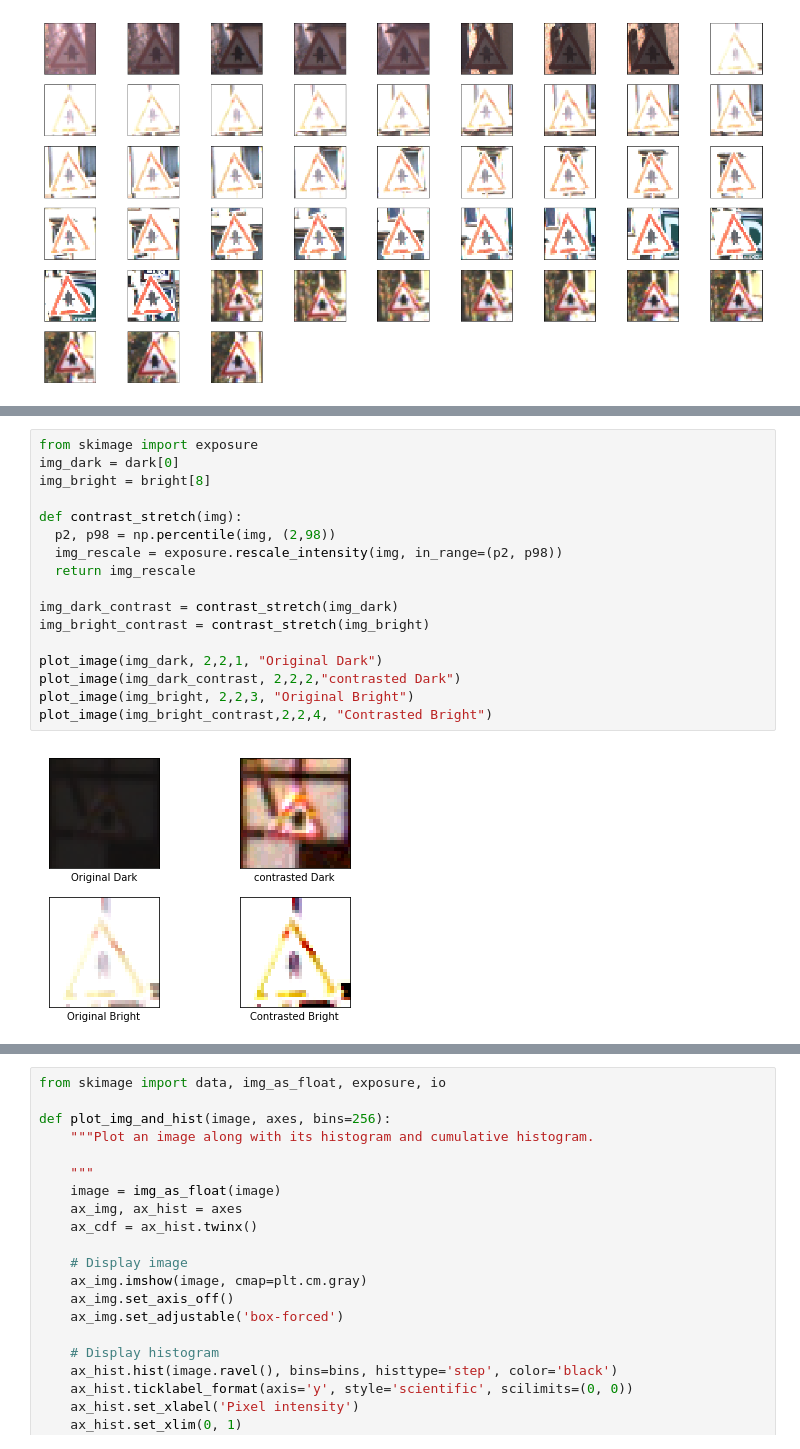
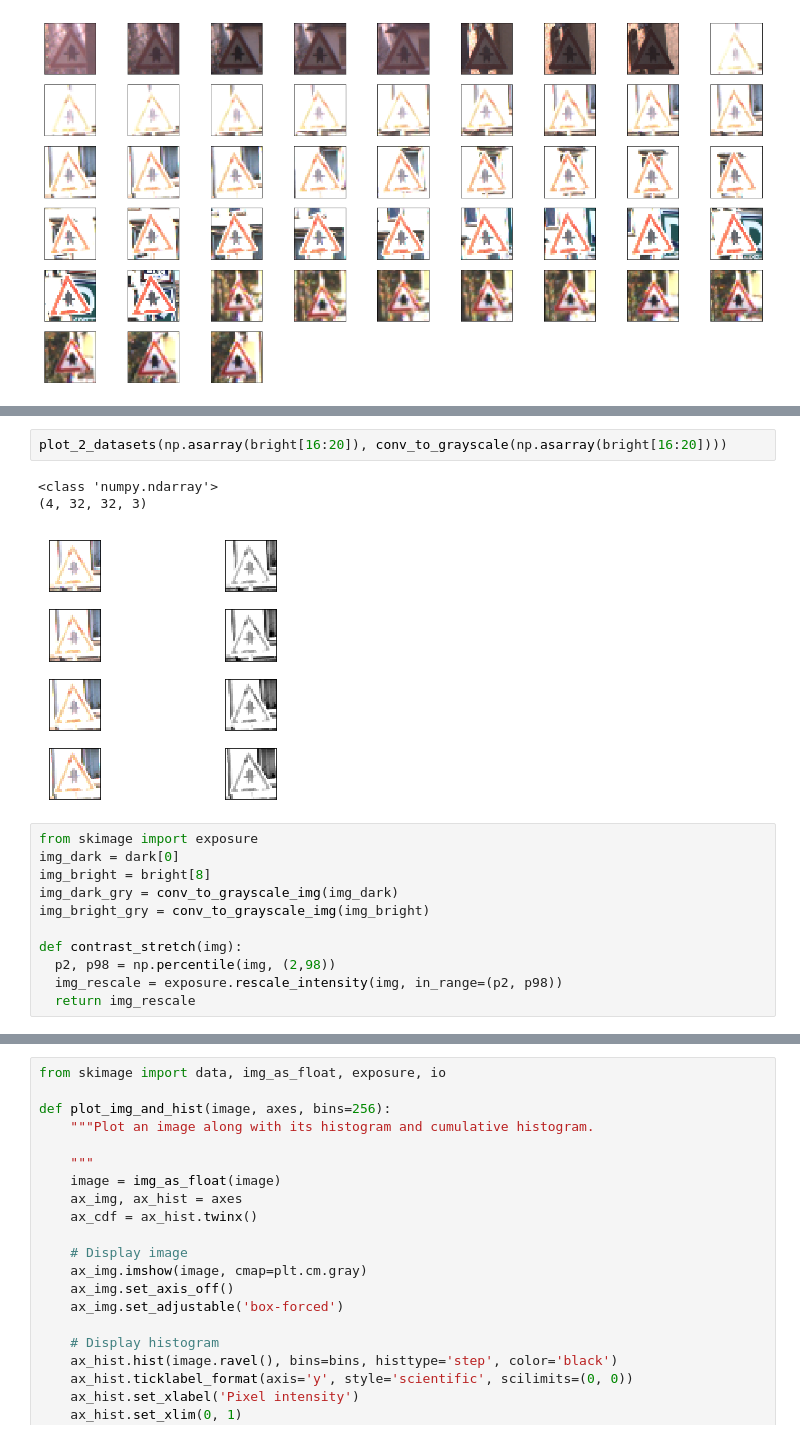
Before and after one commit to saritanavuluru/ML, a Jupyter notebook: capstone/KerasGTSB/Capstone.ipynb, the cells around one changed output, grey strips where cells are left out. Cells and saved outputs as stored; diff of their text form.

```diff
--- a/capstone/KerasGTSB/Capstone.ipynb
+++ b/capstone/KerasGTSB/Capstone.ipynb
@@ -390,19 +455,17 @@ class 11 has 48 images in the  dataset
+# %%
+plot_2_datasets(np.asarray(bright[16:20]), conv_to_grayscale(np.asarray(bright[16:20])))
+# %% [output]
+<class 'numpy.ndarray'>
+(4, 32, 32, 3)
+[figure, added]
 # %%
 from skimage import exposure
 img_dark = dark[0]
 img_bright = bright[8]
+img_dark_gry = conv_to_grayscale_img(img_dark)
+img_bright_gry = conv_to_grayscale_img(img_bright)
 
 def contrast_stretch(img):
   p2, p98 = np.percentile(img, (2,98))
   img_rescale = exposure.rescale_intensity(img, in_range=(p2, p98))
   return img_rescale
-
-img_dark_contrast = contrast_stretch(img_dark)
-img_bright_contrast = contrast_stretch(img_bright)
-
-plot_image(img_dark, 2,2,1, "Original Dark")
-plot_image(img_dark_contrast, 2,2,2,"contrasted Dark")
-plot_image(img_bright, 2,2,3, "Original Bright")
-plot_image(img_bright_contrast,2,2,4, "Contrasted Bright")
-# %% [output]
-[figure, removed]
```
Also changed, not shown: parts of 27 cells of this notebook.
